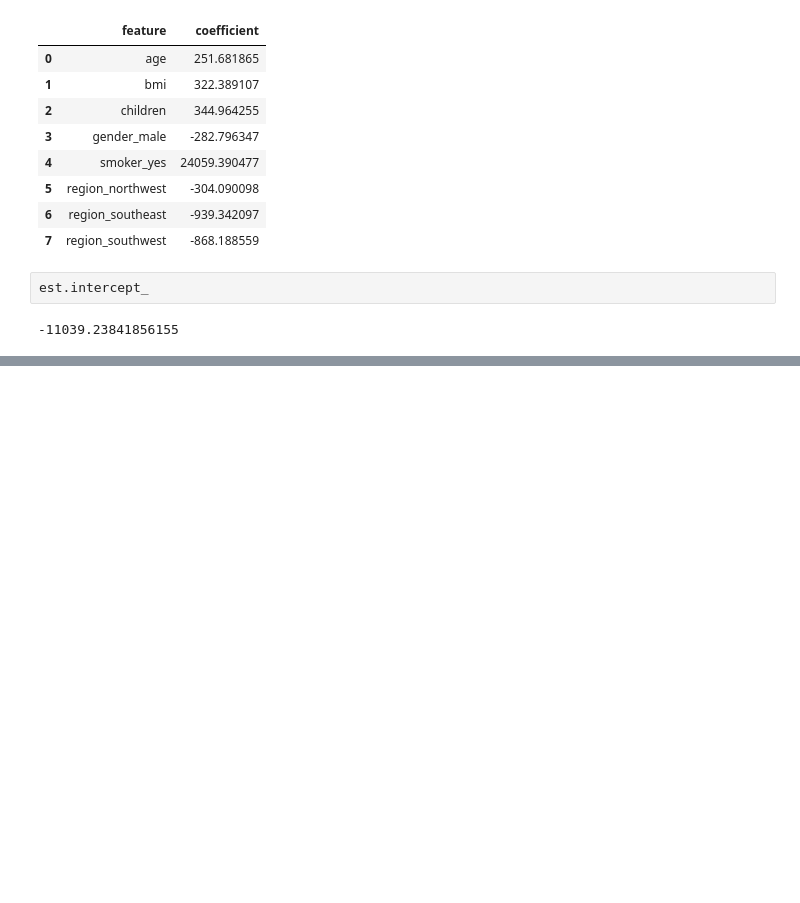
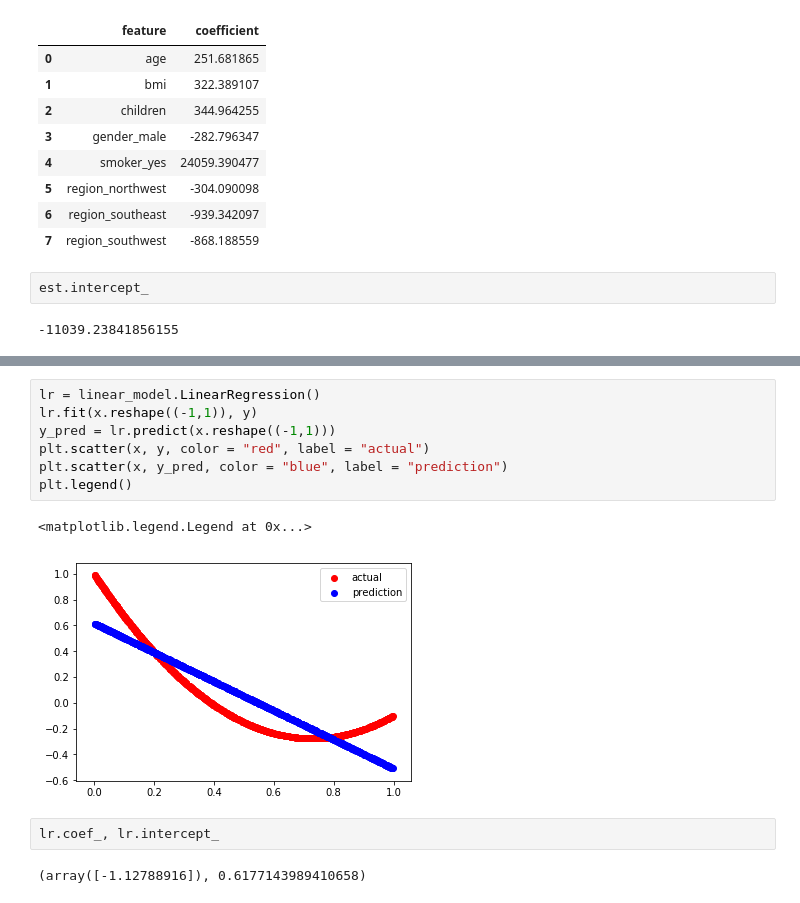
Before and after one commit to sohanlal1234/machine-learning, a Jupyter notebook: demos/Day 1 - regression problem.ipynb, the cells around one changed output, grey strips where cells are left out. Drawn from its saved outputs; the diff is of its cells as text; blank space fills up the shorter version.

```diff
--- a/demos/Day 1 - regression problem.ipynb
+++ b/demos/Day 1 - regression problem.ipynb
@@ -184,0 +316,14 @@ est.intercept_
+# %%
+lr = linear_model.LinearRegression()
+lr.fit(x.reshape((-1,1)), y)
+y_pred = lr.predict(x.reshape((-1,1)))
+plt.scatter(x, y, color = "red", label = "actual")
+plt.scatter(x, y_pred, color = "blue", label = "prediction")
+plt.legend()
+# %% [output]
+<matplotlib.legend.Legend at 0x...>
+[figure, added]
+# %%
+lr.coef_, lr.intercept_
+# %% [output]
+(array([-1.12788916]), 0.6177143989410658)
```
Also changed, not shown: parts of 19 cells of this notebook, 2 other files.
